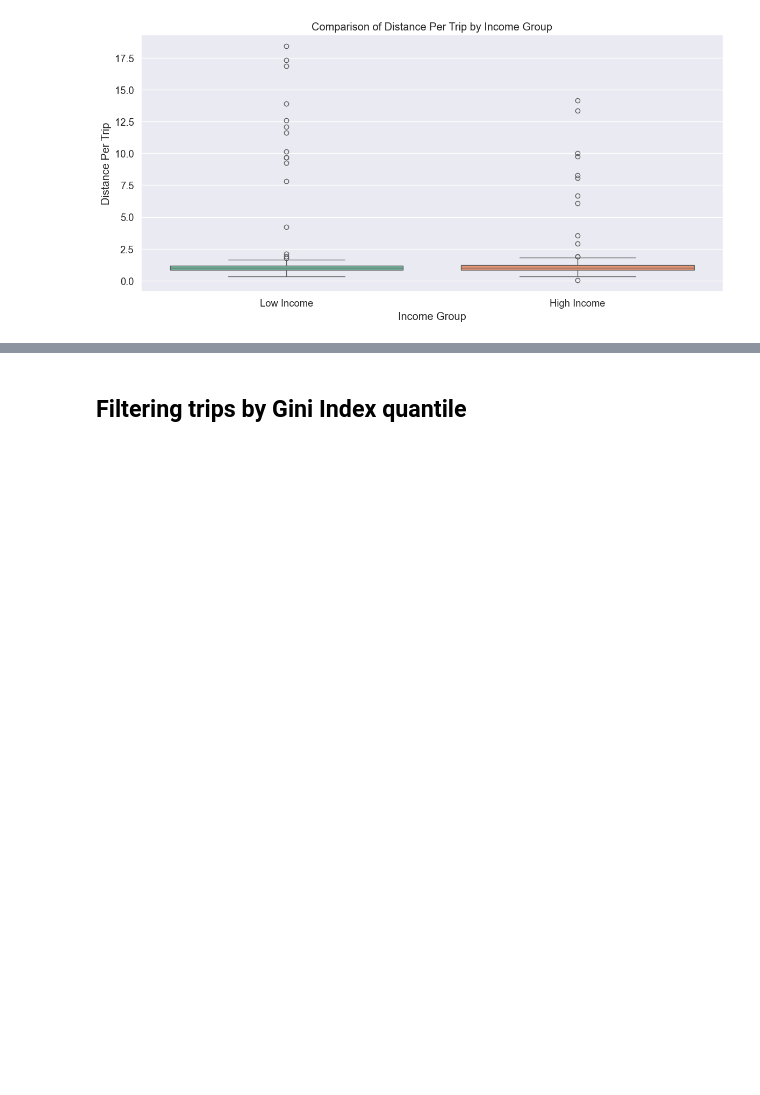
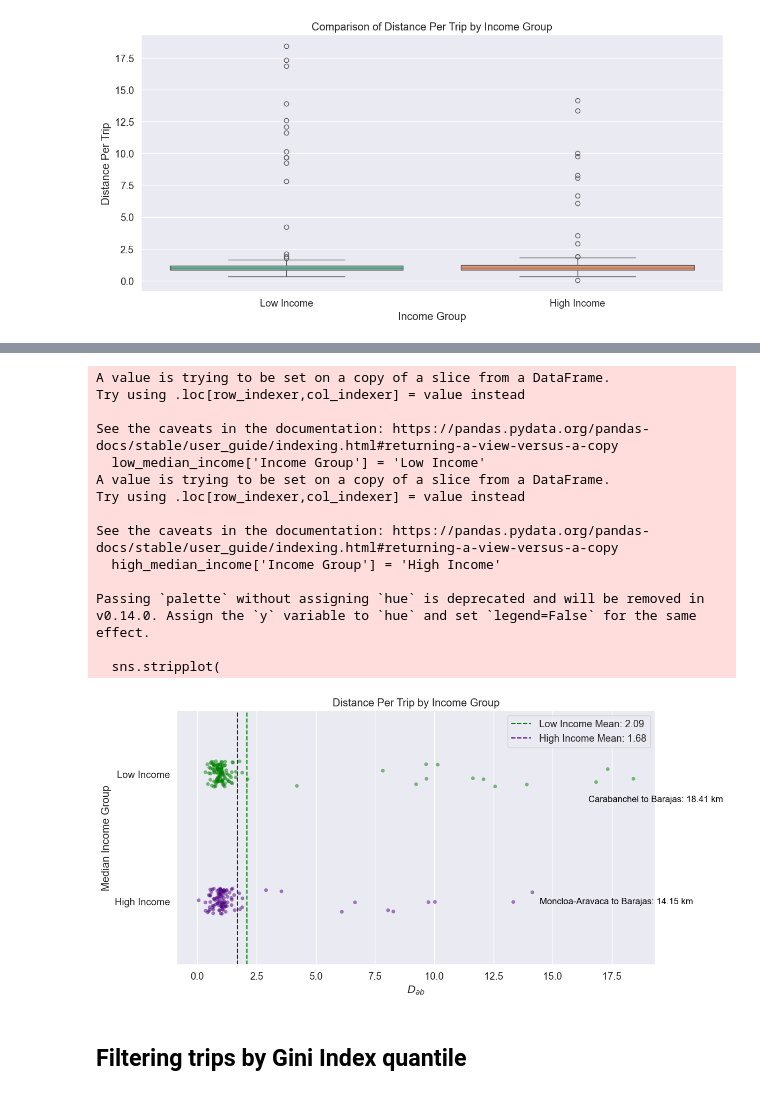
Before and after one commit to carobs9/thesis_project, a Jupyter notebook: trip_analysis/trip_analysis copy.ipynb, the cells around one changed output, grey strips where cells are left out. Saved outputs shown, nothing was run; the diff lists cells and outputs as text; code cells hidden in the pictures; blank space fills up the shorter version.

```diff
--- a/trip_analysis/trip_analysis copy.ipynb
+++ b/trip_analysis/trip_analysis copy.ipynb
@@ -214,3 +214,79 @@ plt.show()
+# %%
+plt.figure(figsize=(12, 6))
+
+# Combine data into a single DataFrame for easier plotting
+low_median_income['Income Group'] = 'Low Income'
+high_median_income['Income Group'] = 'High Income'
+combined_df = pd.concat([low_median_income, high_median_income])
+
+# Use a strip plot to represent the distances
+sns.stripplot(
+    x='distance_per_trip',
+    y='Income Group',
+    data=combined_df,
+    jitter=True,
+    alpha=0.5,
+    palette={'Low Income': 'green', 'High Income': 'indigo'}
+)
+
+# Add mean lines for each group
+low_median_mean = low_median_income['distance_per_trip'].mean()
+high_median_mean = high_median_income['distance_per_trip'].mean()
+
+longest_trip = low_median_income.loc[low_median_income['distance_per_trip'].idxmax()]
+origin = longest_trip['origin']
+destination = longest_trip['destination']
+distance = longest_trip['distance_per_trip']
+
+longest_trip_high = high_median_income.loc[high_median_income['distance_per_trip'].idxmax()]
+origin_high = longest_trip_high['origin']
+destination_high = longest_trip_high['destination']
+distance_high = longest_trip_high['distance_per_trip']
+
+plt.annotate(
+    f'{origin_high} to {destination_high}: {distance_high:.2f} km',
+    xy=(distance_high, longest_trip_high['Income Group']),
+    xytext=(distance_high + 0.3, 1.02),  # Adjust the label position
+    fontsize=12,
+    color='black'
+)
+
+plt.annotate(
+    f'{origin} to {destination}: {distance:.2f} km',
+    xy=(distance, longest_trip['Income Group']),
+    xytext=(distance - 1.9, 0.2),  # Position text close to the dot
+    ha='left',  # Align text horizontally to the left of the anchor point
+    va='center',  # Align text vertically centered
+    fontsize=12,
+    color='black'
+)
+
+plt.axvline(low_median_mean, color='green', linestyle='--', label=f'Low Income Mean: {low_median_mean:.2f}')
+plt.axvline(high_median_mean, color='indigo', linestyle='--', label=f'High Income Mean: {high_median_mean:.2f}')
+
+plt.title('Distance Per Trip by Income Group')
+plt.xlabel(r'$D_{ab}$')
+plt.ylabel('Median Income Group')
+plt.legend()
+plt.tight_layout()
+plt.savefig(cfg.FIGURES_PATH / '2_quantiles_distance_per_trip_median_strip_plot.png', dpi=300)
+plt.show()
+# %% [output]
+A value is trying to be set on a copy of a slice from a DataFrame.
+Try using .loc[row_indexer,col_indexer] = value instead
+
+See the caveats in the documentation: https://pandas.pydata.org/pandas-docs/stable/user_guide/indexing.html#returning-a-view-versus-a-copy
+  low_median_income['Income Group'] = 'Low Income'
+A value is trying to be set on a copy of a slice from a DataFrame.
+Try using .loc[row_indexer,col_indexer] = value instead
+
+See the caveats in the documentation: https://pandas.pydata.org/pandas-docs/stable/user_guide/indexing.html#returning-a-view-versus-a-copy
+  high_median_income['Income Group'] = 'High Income'
+
+Passing `palette` without assigning `hue` is deprecated and will be removed in v0.14.0. Assign the `y` variable to `hue` and set `legend=False` for the same effect.
+
+  sns.stripplot(
+[figure, added]
 # %% [markdown]
 ## Filtering trips by Gini Index quantile
 # %% [markdown]
```
Also changed, not shown: parts of 14 cells of this notebook, 9 other files.
